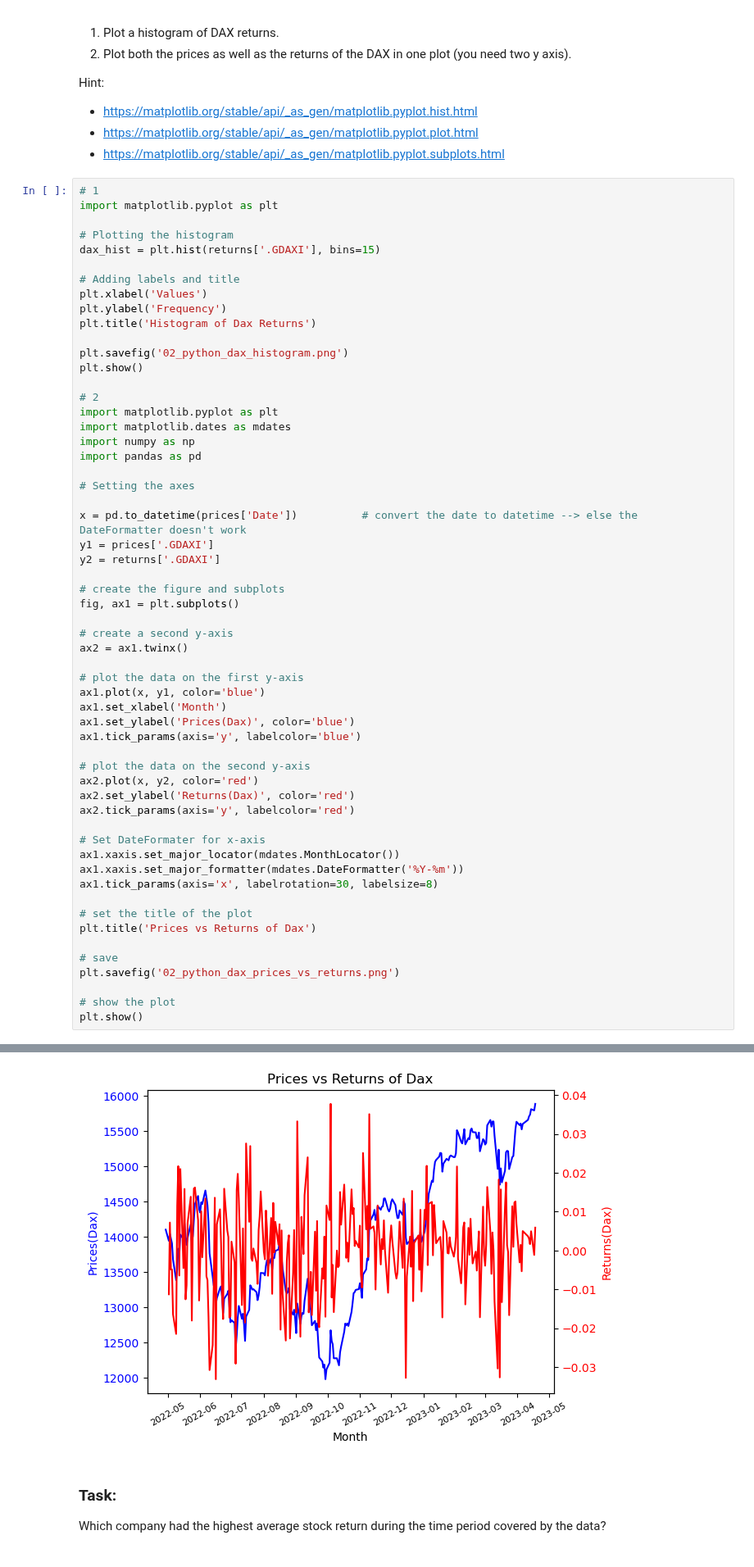
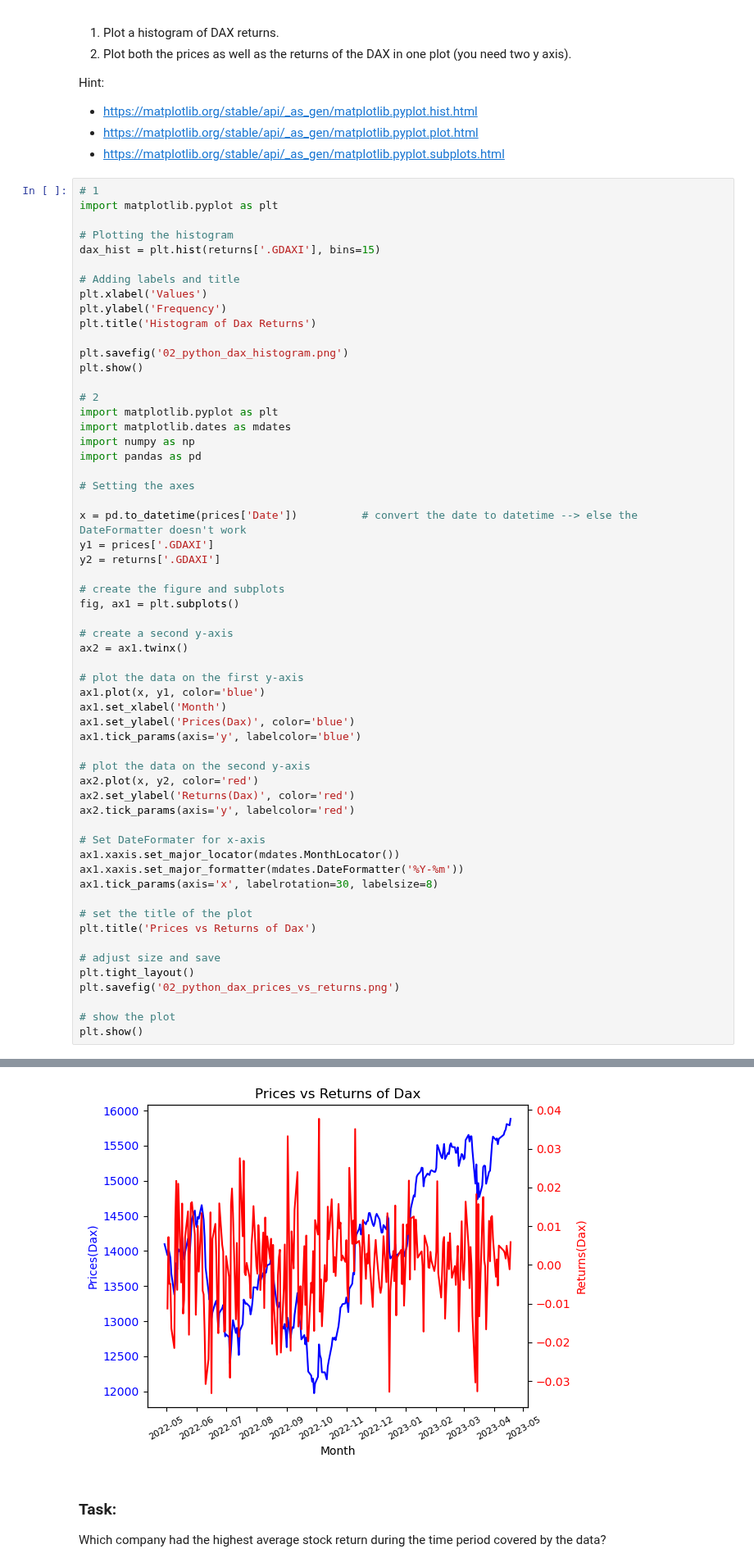
Before and after one commit to iwh-halle/fdap-2024-julian-456, a Jupyter notebook: homework/02_python.ipynb, the cells around one changed output, grey strips where cells are left out. Shown at 82% size. Saved outputs shown, nothing was run; the diff lists cells and outputs as text.

Commit message:
Adjusting sizes of the images

```diff
--- a/homework/02_python.ipynb
+++ b/homework/02_python.ipynb
@@ -212,35 +212,36 @@ y2 = returns['.GDAXI']
 fig, ax1 = plt.subplots()
 
 # create a second y-axis
 ax2 = ax1.twinx()
 
 # plot the data on the first y-axis
 ax1.plot(x, y1, color='blue')
 ax1.set_xlabel('Month')
 ax1.set_ylabel('Prices(Dax)', color='blue')
 ax1.tick_params(axis='y', labelcolor='blue')
 
 # plot the data on the second y-axis
 ax2.plot(x, y2, color='red')
 ax2.set_ylabel('Returns(Dax)', color='red')
 ax2.tick_params(axis='y', labelcolor='red')
 
 # Set DateFormater for x-axis
 ax1.xaxis.set_major_locator(mdates.MonthLocator())
 ax1.xaxis.set_major_formatter(mdates.DateFormatter('%Y-%m'))
 ax1.tick_params(axis='x', labelrotation=30, labelsize=8)
 
 # set the title of the plot
 plt.title('Prices vs Returns of Dax')
 
-# save
+# adjust size and save
+plt.tight_layout()
 plt.savefig('02_python_dax_prices_vs_returns.png')
 
 # show the plot
 plt.show()
 # %% [output]
 [figure]
-[figure, old version]
+[figure, new version]
 # %% [markdown]
 ### Task:
 
```
Also changed, not shown: 3 other files.
